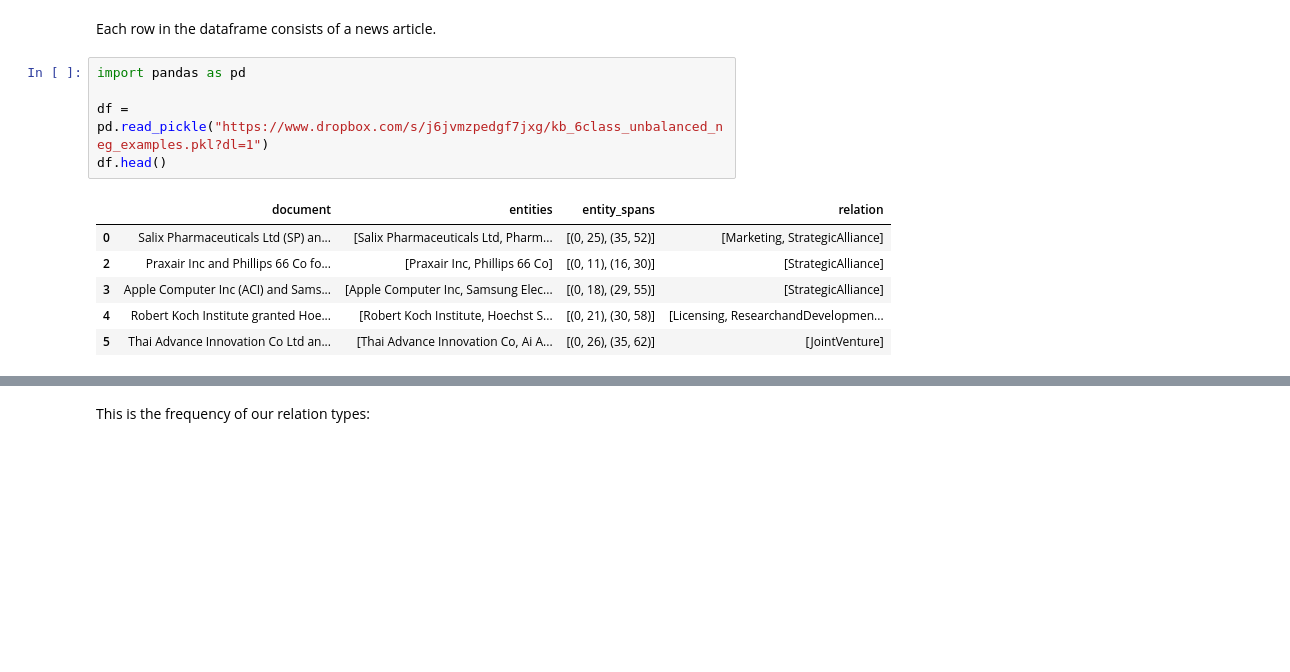
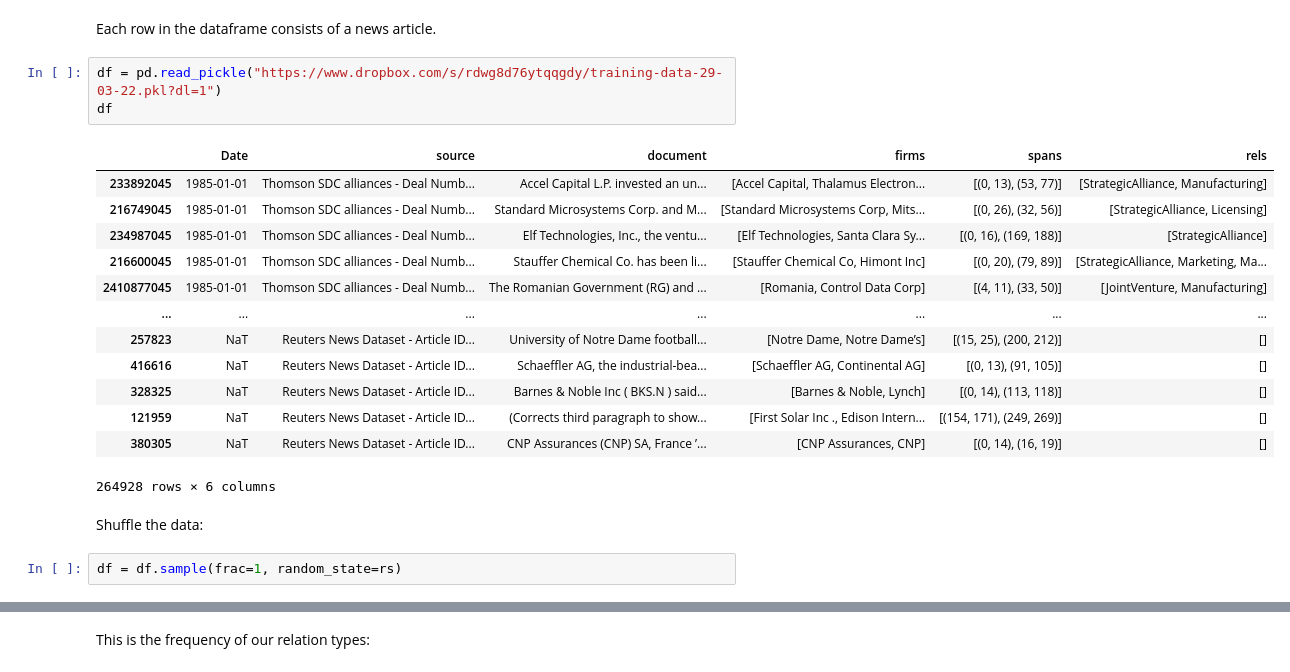
Before and after one commit to jakob-ra/relation_extraction_firm_alliances, a Jupyter notebook: Firm_relation_extraction_LUKE.ipynb, the cells around one changed output, grey strips where cells are left out. Saved outputs shown, nothing was run; the diff lists cells and outputs as text; blank space fills up the shorter version.

```diff
--- a/Firm_relation_extraction_LUKE.ipynb
+++ b/Firm_relation_extraction_LUKE.ipynb
@@ -39,14 +46,23 @@ Let's download the data from the web, hosted on Dropbox.
 # %% [markdown]
 Each row in the dataframe consists of a news article.
 # %%
-import pandas as pd
-
-df = pd.read_pickle("https://www.dropbox.com/s/j6jvmzpedgf7jxg/kb_6class_unbalanced_neg_examples.pkl?dl=1")
-df.head()
+df = pd.read_pickle("https://www.dropbox.com/s/rdwg8d76ytqqgdy/training-data-29-03-22.pkl?dl=1")
+df
 # %% [output]
-|  | document | entities | entity_spans | relation |
-| 0 | Salix Pharmaceuticals Ltd (SP) an... | [Salix Pharmaceuticals Ltd, Pharm... | [(0, 25), (35, 52)] | [Marketing, StrategicAlliance] |
-| 2 | Praxair Inc and Phillips 66 Co fo... | [Praxair Inc, Phillips 66 Co] | [(0, 11), (16, 30)] | [StrategicAlliance] |
-| 3 | Apple Computer Inc (ACI) and Sams... | [Apple Computer Inc, Samsung Elec... | [(0, 18), (29, 55)] | [StrategicAlliance] |
-| 4 | Robert Koch Institute granted Hoe... | [Robert Koch Institute, Hoechst S... | [(0, 21), (30, 58)] | [Licensing, ResearchandDevelopmen... |
-| 5 | Thai Advance Innovation Co Ltd an... | [Thai Advance Innovation Co, Ai A... | [(0, 26), (35, 62)] | [JointVenture] |
+|  | Date | source | document | firms | spans | rels |
+| 233892045 | 1985-01-01 | Thomson SDC alliances - Deal Numb... | Accel Capital L.P. invested an un... | [Accel Capital, Thalamus Electron... | [(0, 13), (53, 77)] | [StrategicAlliance, Manufacturing] |
+| 216749045 | 1985-01-01 | Thomson SDC alliances - Deal Numb... | Standard Microsystems Corp. and M... | [Standard Microsystems Corp, Mits... | [(0, 26), (32, 56)] | [StrategicAlliance, Licensing] |
+| 234987045 | 1985-01-01 | Thomson SDC alliances - Deal Numb... | Elf Technologies, Inc., the ventu... | [Elf Technologies, Santa Clara Sy... | [(0, 16), (169, 188)] | [StrategicAlliance] |
+| 216600045 | 1985-01-01 | Thomson SDC alliances - Deal Numb... | Stauffer Chemical Co. has been li... | [Stauffer Chemical Co, Himont Inc] | [(0, 20), (79, 89)] | [StrategicAlliance, Marketing, Ma... |
+| 2410877045 | 1985-01-01 | Thomson SDC alliances - Deal Numb... | The Romanian Government (RG) and ... | [Romania, Control Data Corp] | [(4, 11), (33, 50)] | [JointVenture, Manufacturing] |
+| ... | ... | ... | ... | ... | ... | ... |
+| 257823 | NaT | Reuters News Dataset - Article ID... | University of Notre Dame football... | [Notre Dame, Notre Dame’s] | [(15, 25), (200, 212)] | [] |
+| 416616 | NaT | Reuters News Dataset - Article ID... | Schaeffler AG, the industrial-bea... | [Schaeffler AG, Continental AG] | [(0, 13), (91, 105)] | [] |
+| 328325 | NaT | Reuters News Dataset - Article ID... | Barnes & Noble Inc ( BKS.N ) said... | [Barnes & Noble, Lynch] | [(0, 14), (113, 118)] | [] |
+| 121959 | NaT | Reuters News Dataset - Article ID... | (Corrects third paragraph to show... | [First Solar Inc ., Edison Intern... | [(154, 171), (249, 269)] | [] |
+| 380305 | NaT | Reuters News Dataset - Article ID... | CNP Assurances (CNP) SA, France ’... | [CNP Assurances, CNP] | [(0, 14), (16, 19)] | [] |
+264928 rows × 6 columns
+# %% [markdown]
+Shuffle the data:
+# %%
+df = df.sample(frac=1, random_state=rs)
```
Also changed, not shown: parts of 50 cells of this notebook.
